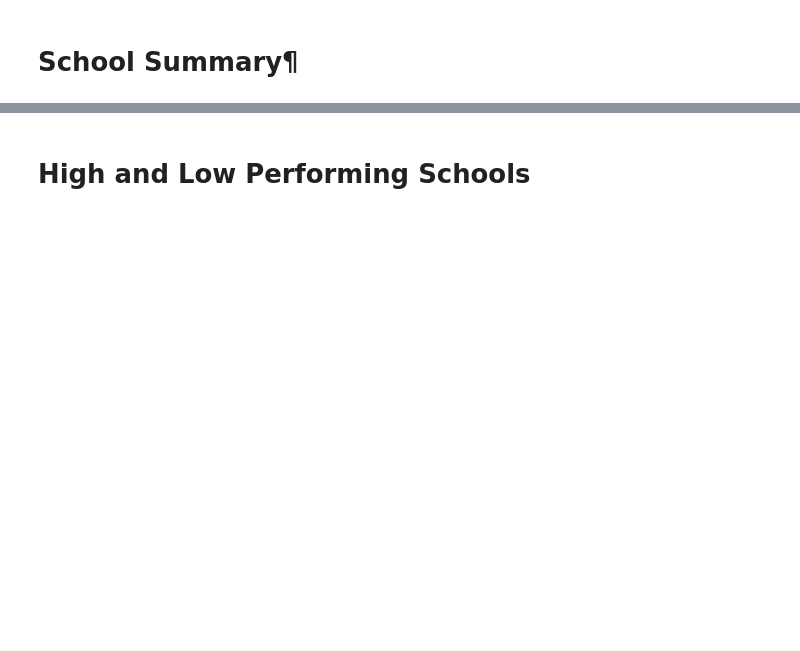
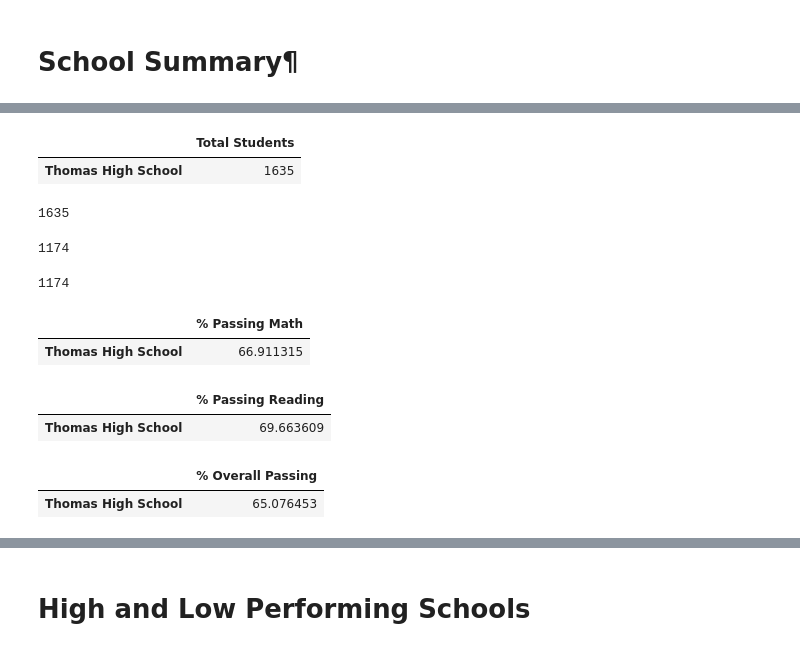
Before and after one commit to ereekaj/School_District_Analysis, a Jupyter notebook: PyCitySchools_Challenge.ipynb, the cells around one changed output, grey strips where cells are left out. Saved outputs shown, nothing was run; the diff lists cells and outputs as text; code cells hidden in the pictures; blank space fills up the shorter version.

```diff
--- a/PyCitySchools_Challenge.ipynb
+++ b/PyCitySchools_Challenge.ipynb
@@ -249,10 +273,54 @@ per_school_summary_df
 # %%
-# Step 5.  Get the number of 10th-12th graders from Thomas High School (THS).
+# Step 5.  Get the number of students from Thomas High School (THS).
+THS_total_students = per_school_summary_df.loc[["Thomas High School"], ["Total Students"]].astype(int)
+THS_total_students
+# %% [output]
+|  | Total Students |
+| Thomas High School | 1635 |
+# %%
+#check student count
+student_count_thomas = school_data_complete_df.loc[(school_data_complete_df["school_name"] == "Thomas High School"), "Student ID"].count()
+student_count_thomas
+# %% [output]
+1635
+# %%
+# Step 5.  Get the number of 10th-12th graders from Thomas High School (THS).
+
+student_count_9thomas = school_data_complete_df.loc[(school_data_complete_df["school_name"] == "Thomas High School") & (school_data_complete_df["grade"] == "9th"), "Student ID"].count()
+student_count_10thomas = school_data_complete_df.loc[(school_data_complete_df["school_name"] == "Thomas High School") & (school_data_complete_df["grade"] == "10th"), "Student ID"].count()
+student_count_11thomas = school_data_complete_df.loc[(school_data_complete_df["school_name"] == "Thomas High School") & (school_data_complete_df["grade"] == "11th"), "Student ID"].count()
+student_count_12thomas = school_data_complete_df.loc[(school_data_complete_df["school_name"] == "Thomas High School") & (school_data_complete_df["grade"] == "12th"), "Student ID"].count()
+
+THS1012_students = student_count_10thomas + student_count_11thomas + student_count_12thomas
+THS1012_students
+# %% [output]
+1174
+# %%
+#check 10 - 12th grade student count
+THS1012_students = student_count_thomas - student_count_9thomas
+THS1012_students
+# %% [output]
+1174
 # %%
 # Step 6. Get all the students passing math from THS
+THS_passing_math = per_school_summary_df.loc[["Thomas High School"], ["% Passing Math"]]
+THS_passing_math
+# %% [output]
+|  | % Passing Math |
+| Thomas High School | 66.911315 |
 # %%
 # Step 7. Get all the students passing reading from THS
+THS_passing_reading = per_school_summary_df.loc[["Thomas High School"], ["% Passing Reading"]]
+THS_passing_reading
+# %% [output]
+|  | % Passing Reading |
+| Thomas High School | 69.663609 |
 # %%
 # Step 8. Get all the students passing math and reading from THS
+THS_overal_passing = per_school_summary_df.loc[["Thomas High School"], ["% Overall Passing"]]
+THS_overal_passing
+# %% [output]
+|  | % Overall Passing |
+| Thomas High School | 65.076453 |
 # %%
 # Step 9. Calculate the percentage of 10th-12th grade students passing math from Thomas High School.
```
Also changed, not shown: parts of 95 cells of this notebook.
